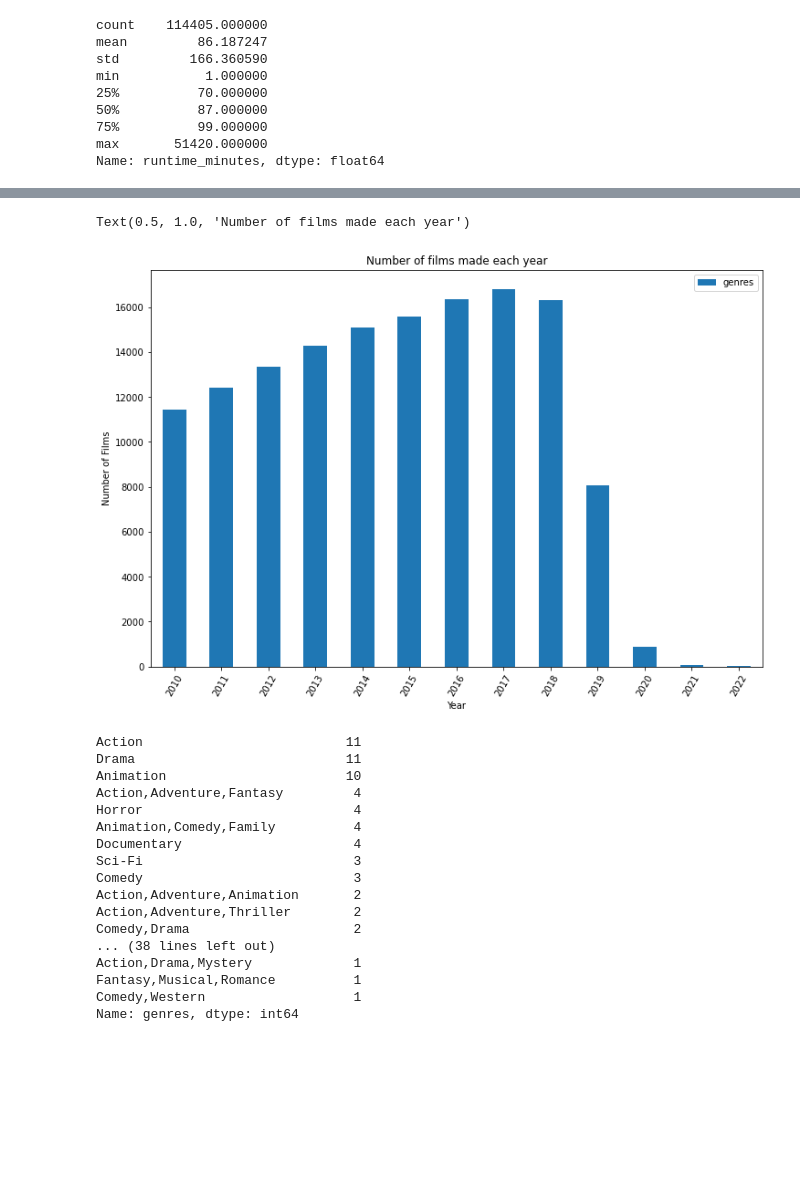
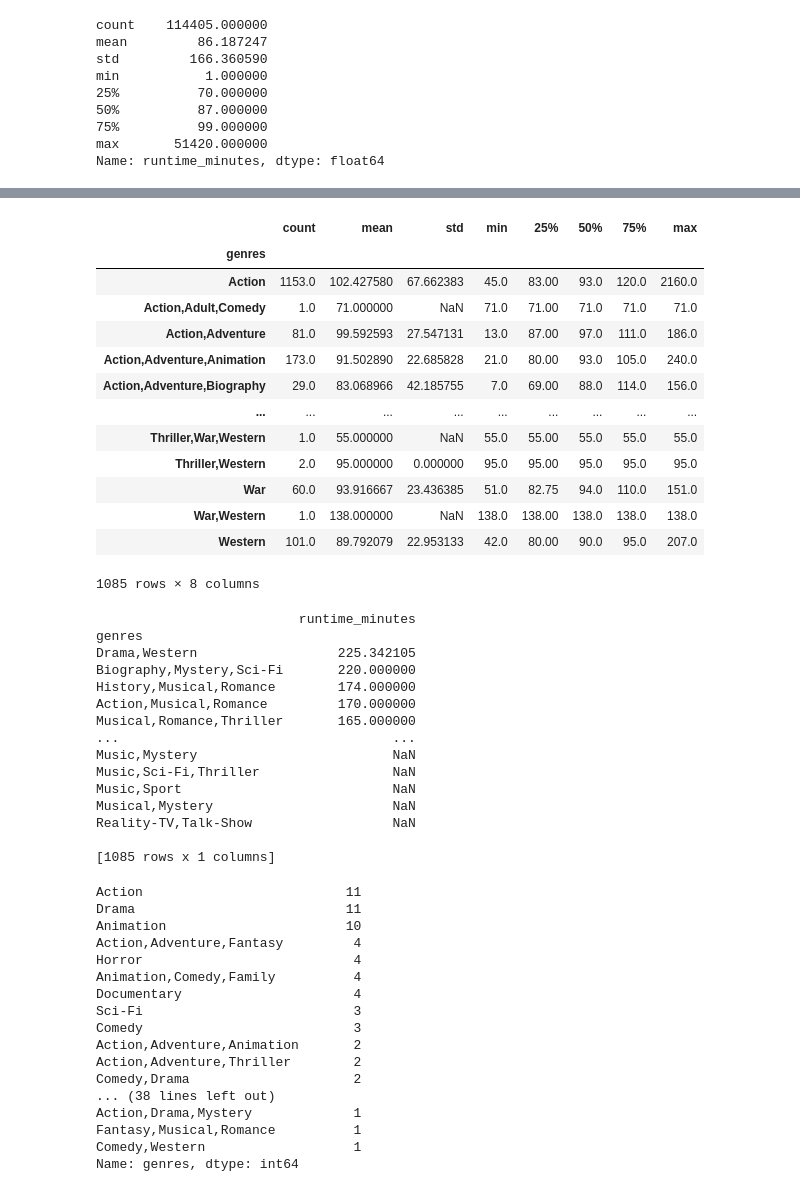
Before and after one commit to Mythamor/Phase_1_Movies_Analysis_Project, a Jupyter notebook: student.ipynb, the cells around one changed output, grey strips where cells are left out. Cells and saved outputs as stored; diff of their text form; code cells hidden in the pictures; blank space fills up the shorter version.

```diff
--- a/student.ipynb
+++ b/student.ipynb
@@ -171,14 +135,41 @@ fg
-# %%
-#number of different genres of films made per year
-fg.plot(kind='bar',figsize = (12,8));
-plt.xticks(rotation = 60)
-labels= ['start_year']
-plt.xlabel('Year')
-plt.ylabel('Number of films genres')
-plt.title('Number of film genres made each year')
-# %% [output]
-Text(0.5, 1.0, 'Number of films made each year')
-[figure, removed]
+# %%
+#movie statistics based on genre
+genre_runtime_minutes = tb.groupby(['genres'])['runtime_minutes'].describe()
+genre_runtime_minutes
+# %% [output]
+|  | count | mean | std | min | 25% | 50% | 75% | max |
+| genres |  |  |  |  |  |  |  |  |
+| Action | 1153.0 | 102.427580 | 67.662383 | 45.0 | 83.00 | 93.0 | 120.0 | 2160.0 |
+| Action,Adult,Comedy | 1.0 | 71.000000 | NaN | 71.0 | 71.00 | 71.0 | 71.0 | 71.0 |
+| Action,Adventure | 81.0 | 99.592593 | 27.547131 | 13.0 | 87.00 | 97.0 | 111.0 | 186.0 |
+| Action,Adventure,Animation | 173.0 | 91.502890 | 22.685828 | 21.0 | 80.00 | 93.0 | 105.0 | 240.0 |
+| Action,Adventure,Biography | 29.0 | 83.068966 | 42.185755 | 7.0 | 69.00 | 88.0 | 114.0 | 156.0 |
+| ... | ... | ... | ... | ... | ... | ... | ... | ... |
+| Thriller,War,Western | 1.0 | 55.000000 | NaN | 55.0 | 55.00 | 55.0 | 55.0 | 55.0 |
+| Thriller,Western | 2.0 | 95.000000 | 0.000000 | 95.0 | 95.00 | 95.0 | 95.0 | 95.0 |
+| War | 60.0 | 93.916667 | 23.436385 | 51.0 | 82.75 | 94.0 | 110.0 | 151.0 |
+| War,Western | 1.0 | 138.000000 | NaN | 138.0 | 138.00 | 138.0 | 138.0 | 138.0 |
+| Western | 101.0 | 89.792079 | 22.953133 | 42.0 | 80.00 | 90.0 | 95.0 | 207.0 |
+1085 rows × 8 columns
+# %%
+mean_runtime_minutes = pd.DataFrame(tb.groupby(['genres'])['runtime_minutes'].mean())
+print(pd.DataFrame(mean_runtime_minutes.sort_values(by = ['runtime_minutes'], ascending = False)))
+# %% [output]
+                          runtime_minutes
+genres
+Drama,Western                  225.342105
+Biography,Mystery,Sci-Fi       220.000000
+History,Musical,Romance        174.000000
+Action,Musical,Romance         170.000000
+Musical,Romance,Thriller       165.000000
+...                                   ...
+Music,Mystery                         NaN
+Music,Sci-Fi,Thriller                 NaN
+Music,Sport                           NaN
+Musical,Mystery                       NaN
+Reality-TV,Talk-Show                  NaN
+
+[1085 rows x 1 columns]
 # %%
 # number of films made after 2020
 a = tb.loc[tb['start_year'] > 2020]
```
Also changed, not shown: parts of 30 cells of this notebook.
